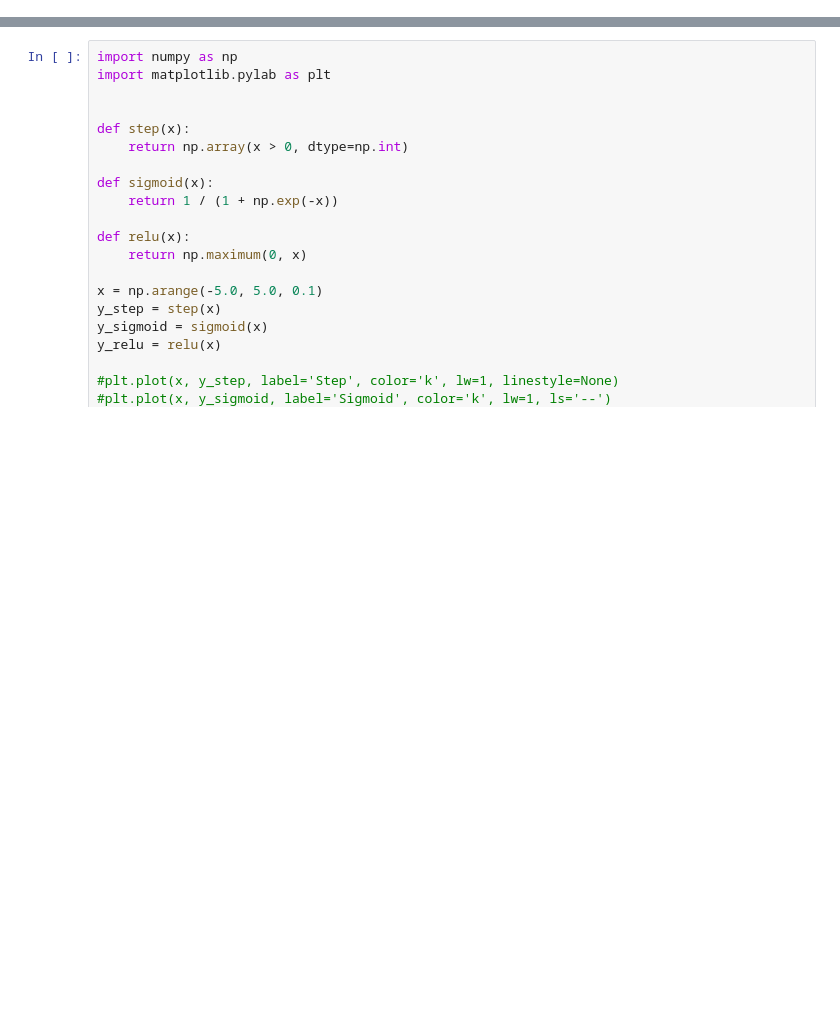
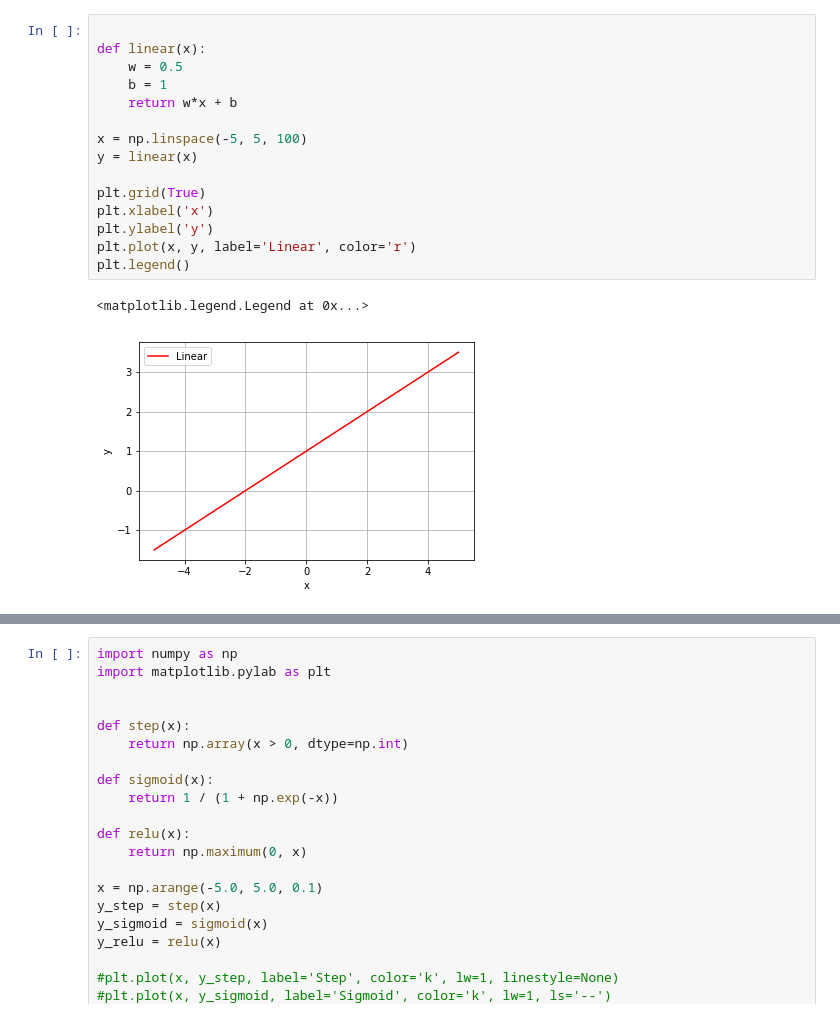
Before and after one commit to fractus-io/neural-networks-tutorial, a Jupyter notebook: NeuralNetworksBasics.ipynb, the cells around one changed output, grey strips where cells are left out. Saved outputs shown, nothing was run; the diff lists cells and outputs as text; blank space fills up the shorter version.

```diff
--- a/NeuralNetworksBasics.ipynb
+++ b/NeuralNetworksBasics.ipynb
@@ -119,0 +144,18 @@ The equations and charts associated with these functions are shown in the follow
+# %%
+
+def linear(x):
+    w = 0.5
+    b = 1
+    return w*x + b
+
+x = np.linspace(-5, 5, 100)
+y = linear(x)
+
+plt.grid(True)
+plt.xlabel('x')
+plt.ylabel('y')
+plt.plot(x, y, label='Linear', color='r')
+plt.legend()
+# %% [output]
+<matplotlib.legend.Legend at 0x...>
+[figure, added]
```
Also changed, not shown: parts of 4 cells of this notebook.
